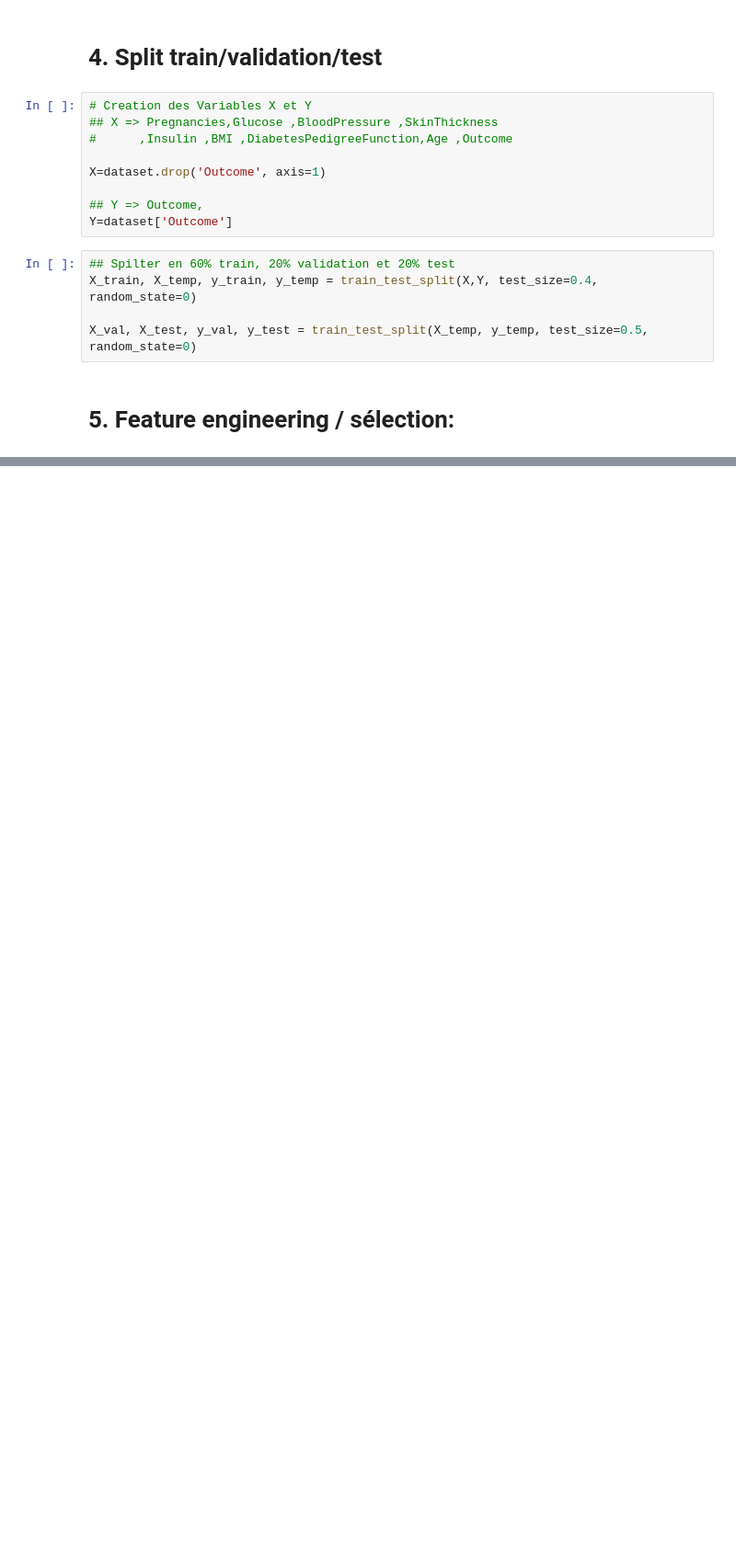
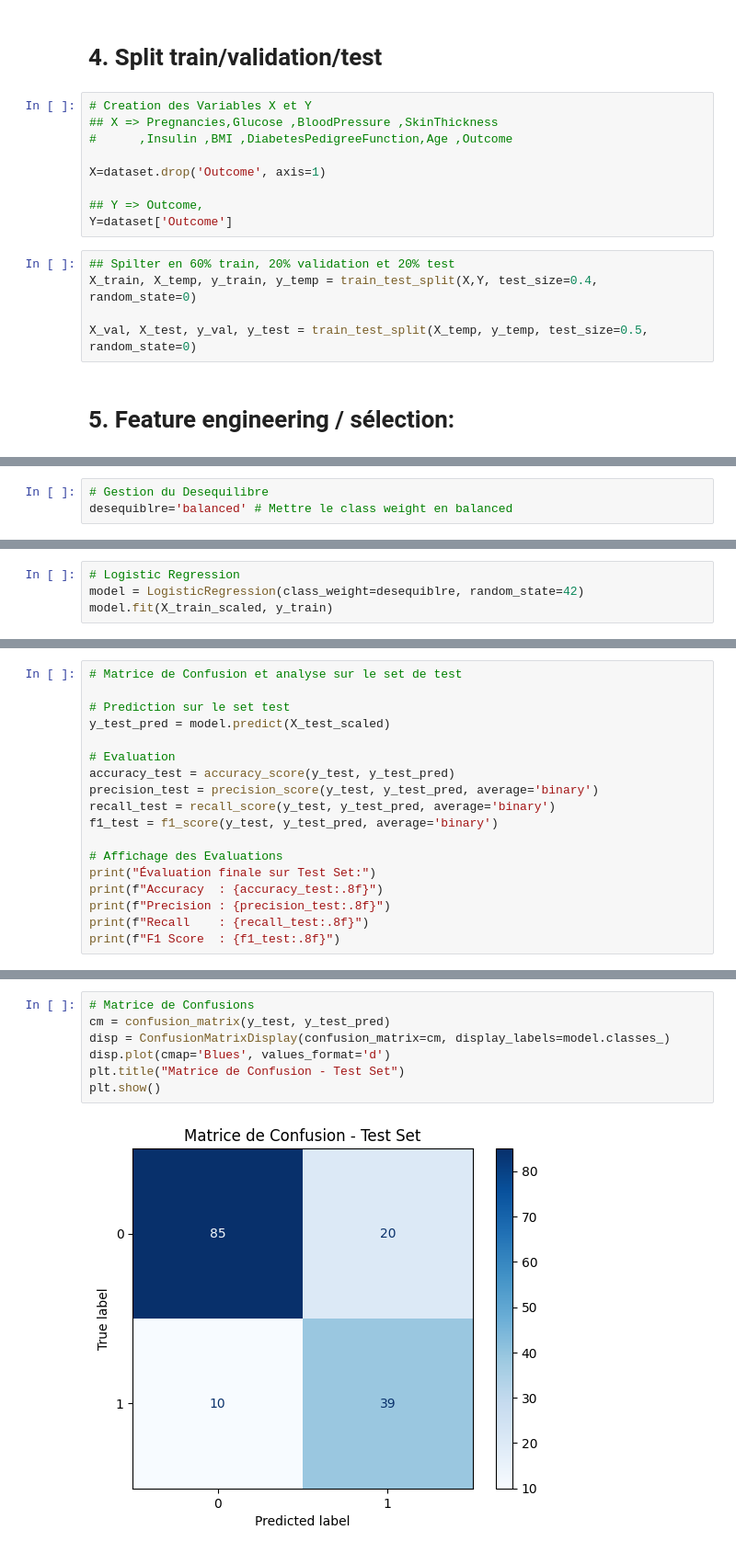
Before and after one commit to fitahiana-dev/KFT, a Jupyter notebook: notebooks/C_Classification.ipynb, the cells around one changed output, grey strips where cells are left out. Shown at 92% size. Saved outputs shown, nothing was run; the diff lists cells and outputs as text; blank space fills up the shorter version.

Commit message:
classification-test

```diff
--- a/notebooks/C_Classification.ipynb
+++ b/notebooks/C_Classification.ipynb
@@ -74,0 +106,3 @@ X_val, X_test, y_val, y_test = train_test_split(X_temp, y_temp, test_size=0.5, r
+# %%
+# Gestion du Desequilibre
+desequiblre='balanced' # Mettre le class weight en balanced
@@ -74,0 +111,4 @@ X_val, X_test, y_val, y_test = train_test_split(X_temp, y_temp, test_size=0.5, r
+# %%
+# Logistic Regression
+model = LogisticRegression(class_weight=desequiblre, random_state=42)
+model.fit(X_train_scaled, y_train)
@@ -74,0 +141,18 @@ X_val, X_test, y_val, y_test = train_test_split(X_temp, y_temp, test_size=0.5, r
+# %%
+# Matrice de Confusion et analyse sur le set de test
+
+# Prediction sur le set test
+y_test_pred = model.predict(X_test_scaled)
+
+# Evaluation
+accuracy_test = accuracy_score(y_test, y_test_pred)
+precision_test = precision_score(y_test, y_test_pred, average='binary')
+recall_test = recall_score(y_test, y_test_pred, average='binary')
+f1_test = f1_score(y_test, y_test_pred, average='binary')
+
+# Affichage des Evaluations
+print("Évaluation finale sur Test Set:")
+print(f"Accuracy  : {accuracy_test:.8f}")
+print(f"Precision : {precision_test:.8f}")
+print(f"Recall    : {recall_test:.8f}")
+print(f"F1 Score  : {f1_test:.8f}")
@@ -74,0 +165,9 @@ X_val, X_test, y_val, y_test = train_test_split(X_temp, y_temp, test_size=0.5, r
+# %%
+# Matrice de Confusions
+cm = confusion_matrix(y_test, y_test_pred)
+disp = ConfusionMatrixDisplay(confusion_matrix=cm, display_labels=model.classes_)
+disp.plot(cmap='Blues', values_format='d')
+plt.title("Matrice de Confusion - Test Set")
+plt.show()
+# %% [output]
+[figure, added]
```
Also changed, not shown: parts of 11 cells of this notebook, 1 other file.
